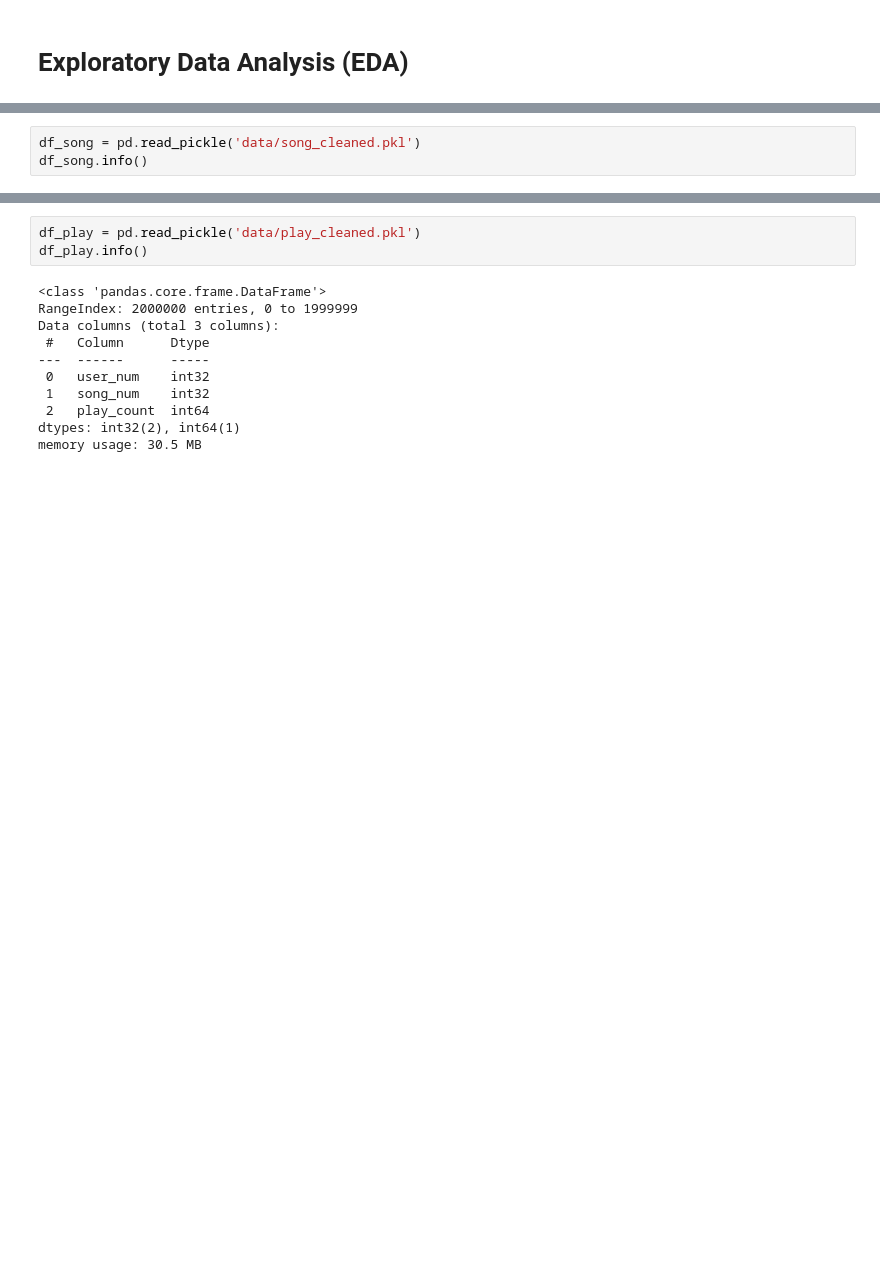
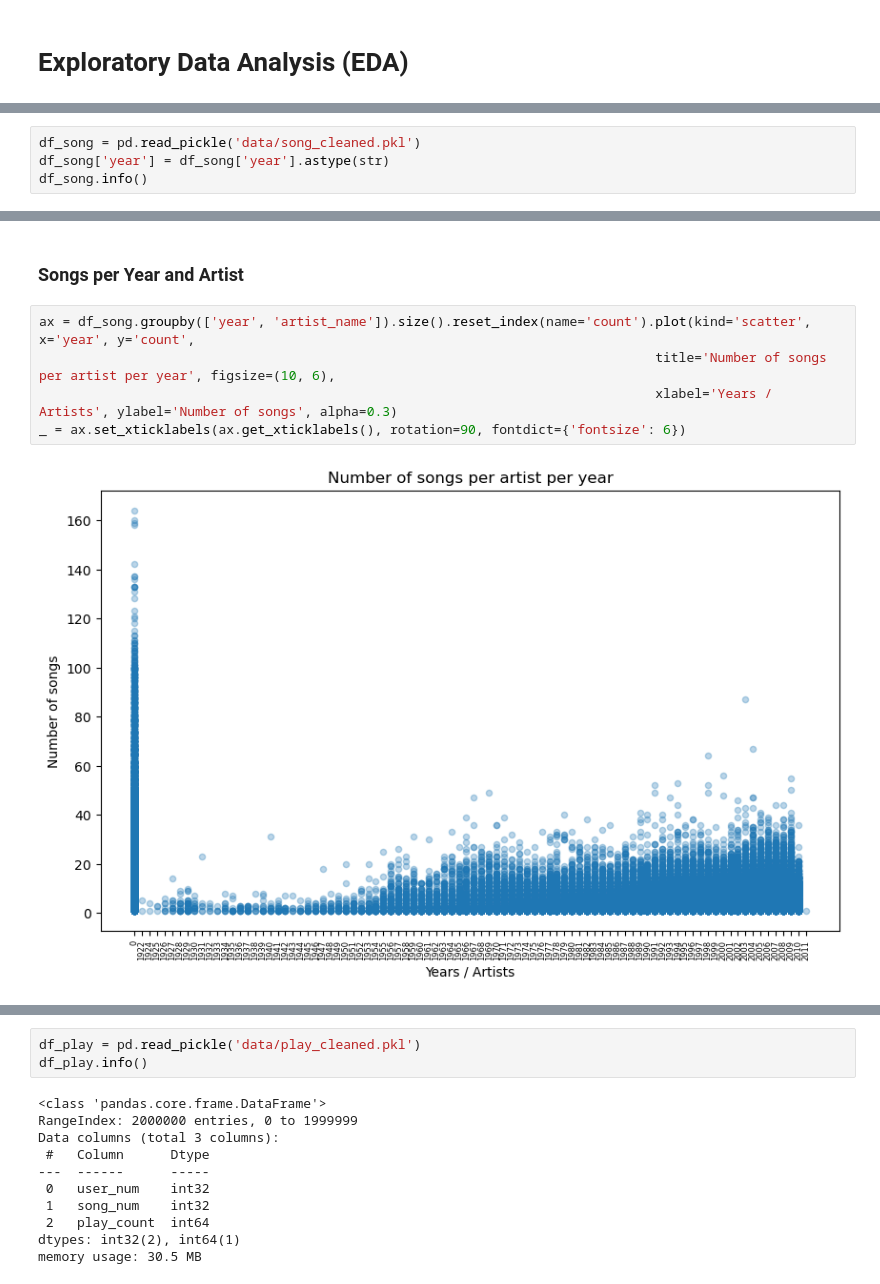
Before and after one commit to melliottgithub/mit-ads-rec-system, a Jupyter notebook: eda.ipynb, the cells around one changed output, grey strips where cells are left out. Cells and saved outputs as stored; diff of their text form; blank space fills up the shorter version.

```diff
--- a/eda.ipynb
+++ b/eda.ipynb
@@ -9,5 +17,6 @@ import pandas as pd
 # %%
 df_song = pd.read_pickle('data/song_cleaned.pkl')
+df_song['year'] = df_song['year'].astype(str)
 df_song.info()
 # %% [output]
 <class 'pandas.core.frame.DataFrame'>
@@ -59,0 +67,9 @@ df_clean = df_song[df_song['year'] != 0]
+# %% [markdown]
+### Songs per Year and Artist
+# %%
+ax = df_song.groupby(['year', 'artist_name']).size().reset_index(name='count').plot(kind='scatter', x='year', y='count',
+                                                                               title='Number of songs per artist per year', figsize=(10, 6),
+                                                                               xlabel='Years / Artists', ylabel='Number of songs', alpha=0.3)
+_ = ax.set_xticklabels(ax.get_xticklabels(), rotation=90, fontdict={'fontsize': 6})
+# %% [output]
+[figure, added]
```
Also changed, not shown: parts of 50 cells of this notebook, 11 other files.
